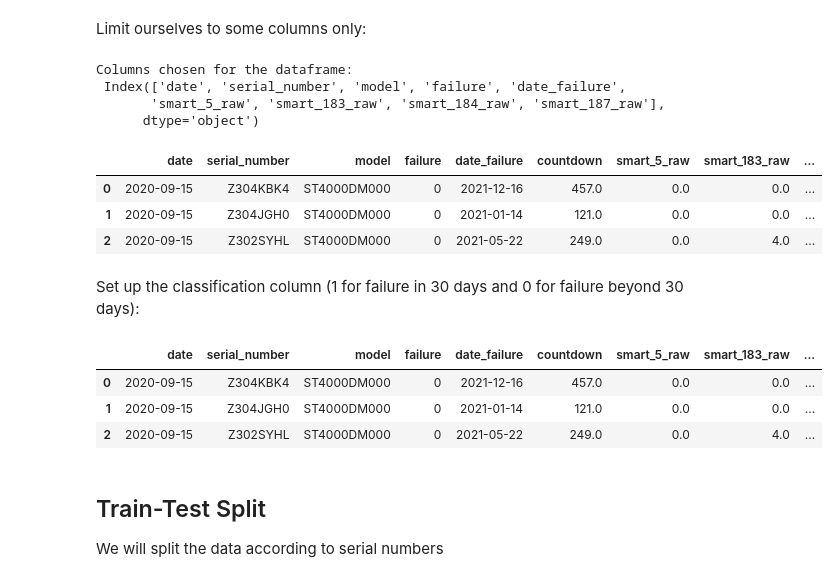
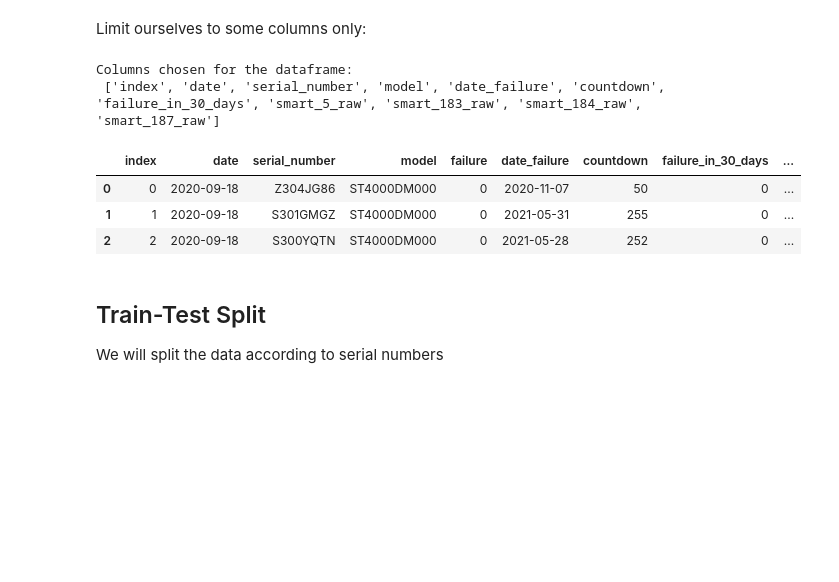
Before and after one commit to wcmphysics/DataScienceBootcamp-Capstone, a Jupyter notebook: notebooks/cmw_modeling.ipynb, the cells around one changed output. Drawn from its saved outputs; the diff is of its cells as text; code cells hidden in the pictures; blank space fills up the shorter version.

```diff
--- a/notebooks/cmw_modeling.ipynb
+++ b/notebooks/cmw_modeling.ipynb
@@ -29,6 +34,6 @@ from sklearn.model_selection import GridSearchCV, cross_validate, cross_val_pred
 # %% [markdown]
 # Data Import
 # %%
-file_path = repository_directory + "data/" +"ST4000DM000_history_total.csv"
-print("Data is read from:", file_path)
-df = pd.read_csv(file_path, parse_dates=["date"])
+repo_path = os.getcwd() + "/../"
+df_source = load_preprocess_data(path=repo_path)
+df = df_source.copy()
@@ -36,0 +63,19 @@ Data is read from: ../data/ST4000DM000_history_total.csv
+# %%
+serials_failed = df_source.query("failure == 1")["serial_number"].to_list()
+serials_failed_unique = set(serials_failed)
+print("Number of failed days:", len(serials_failed))
+print("Number of unique serial number on the failed day:", len(serials_failed_unique))
+tmp = serials_failed[:]
+for serial in serials_failed_unique:
+    tmp.remove(serial)
+
+if len(tmp) == 0:
+    print("There is no duplicate")
+else:
+    print(f"There {len(tmp)} duplicates")
+    print("   duplicated serial numbers",tmp)
+    df.drop(298155, inplace=True)
+    df.drop(309081, inplace=True)
+    df.reset_index(inplace=True)
+    print("Number of rows before drop:", len(df_source))
+    print("Number of rows after drop:", len(df))
@@ -38,10 +120,13 @@ Data is read from: ../data/ST4000DM000_history_total.csv
 # Some useful functions and lists
 # %%
 # specify commonly used column names
-column_name_all = df.columns
-column_name_basic, column_name_smart = column_name_all[:5], column_name_all[5:]
-column_name_smart_raw = pd.Index([c for c in column_name_smart if "raw" in c ])
-column_name_smart_normalized = pd.Index([c for c in column_name_smart if "normalized" in c ])
+column_name_all = list(df.columns)
+column_name_basic = column_name_all[:4] + column_name_all[-3:]
+column_name_smart_all = [c for c in column_name_all if "smart_" in c ]
+column_name_smart_raw = [c for c in column_name_smart_all if "_raw" in c ]
+column_name_smart_normalized = [c for c in column_name_smart_all if "normalized" in c ]
+#column_name_smart_raw = pd.Index([c for c in column_name_smart if "raw" in c ])
+#column_name_smart_normalized = pd.Index([c for c in column_name_smart if "normalized" in c ])
 
 # collections of important smart parameters from different sources
 key_smart_backblaze = [5, 187, 188, 197, 198] # https://www.backblaze.com/blog/what-smart-stats-indicate-hard-drive-failures/
@@ -145,36 +230,19 @@ Limit ourselves to some columns only:
 # %%
 # choose smart and set up the column name
 key_smart = [5, 183, 184, 187]
-column_name = pd.Index(list(column_name_basic) + ["smart_" + str(i) + "_" + "raw" for i in key_smart])
+column_name_smart = ["smart_" + str(i) + "_" + "raw" for i in key_smart]
+column_name = column_name_basic + column_name_smart
 print("Columns chosen for the dataframe:\n", column_name)
 
 df = keep_some_smart_column_for_dataframe(df, smart_to_keep=key_smart, raw_or_normalized="raw")
 df.head(3)
 # %% [output]
 Columns chosen for the dataframe:
- Index(['date', 'serial_number', 'model', 'failure', 'date_failure',
-       'smart_5_raw', 'smart_183_raw', 'smart_184_raw', 'smart_187_raw'],
-      dtype='object')
+ ['index', 'date', 'serial_number', 'model', 'date_failure', 'countdown', 'failure_in_30_days', 'smart_5_raw', 'smart_183_raw', 'smart_184_raw', 'smart_187_raw']
-|  | date | serial_number | model | failure | date_failure | countdown | smart_5_raw | smart_183_raw | ... |
-| 0 | 2020-09-15 | Z304KBK4 | ST4000DM000 | 0 | 2021-12-16 | 457.0 | 0.0 | 0.0 | ... |
-| 1 | 2020-09-15 | Z304JGH0 | ST4000DM000 | 0 | 2021-01-14 | 121.0 | 0.0 | 0.0 | ... |
-| 2 | 2020-09-15 | Z302SYHL | ST4000DM000 | 0 | 2021-05-22 | 249.0 | 0.0 | 4.0 | ... |
+|  | index | date | serial_number | model | failure | date_failure | countdown | failure_in_30_days | ... |
+| 0 | 0 | 2020-09-18 | Z304JG86 | ST4000DM000 | 0 | 2020-11-07 | 50 | 0 | ... |
+| 1 | 1 | 2020-09-18 | S301GMGZ | ST4000DM000 | 0 | 2021-05-31 | 255 | 0 | ... |
+| 2 | 2 | 2020-09-18 | S300YQTN | ST4000DM000 | 0 | 2021-05-28 | 252 | 0 | ... |
-# %% [markdown]
-Set up the classification column (1 for failure in 30 days and 0 for failure beyond 30 days):
-# %%
-days_before_failure = 30
-def get_classification(countdown, days=days_before_failure):
-    if countdown <= days:
-        return 1
-    return 0
-
-df["failure_in_30_days"] = df["countdown"].apply(get_classification)
-df.head(3)
-# %% [output]
-|  | date | serial_number | model | failure | date_failure | countdown | smart_5_raw | smart_183_raw | ... |
-| 0 | 2020-09-15 | Z304KBK4 | ST4000DM000 | 0 | 2021-12-16 | 457.0 | 0.0 | 0.0 | ... |
-| 1 | 2020-09-15 | Z304JGH0 | ST4000DM000 | 0 | 2021-01-14 | 121.0 | 0.0 | 0.0 | ... |
-| 2 | 2020-09-15 | Z302SYHL | ST4000DM000 | 0 | 2021-05-22 | 249.0 | 0.0 | 4.0 | ... |
 # %% [markdown]
 ## Train-Test Split
 
```
Also changed, not shown: parts of 51 cells of this notebook.
